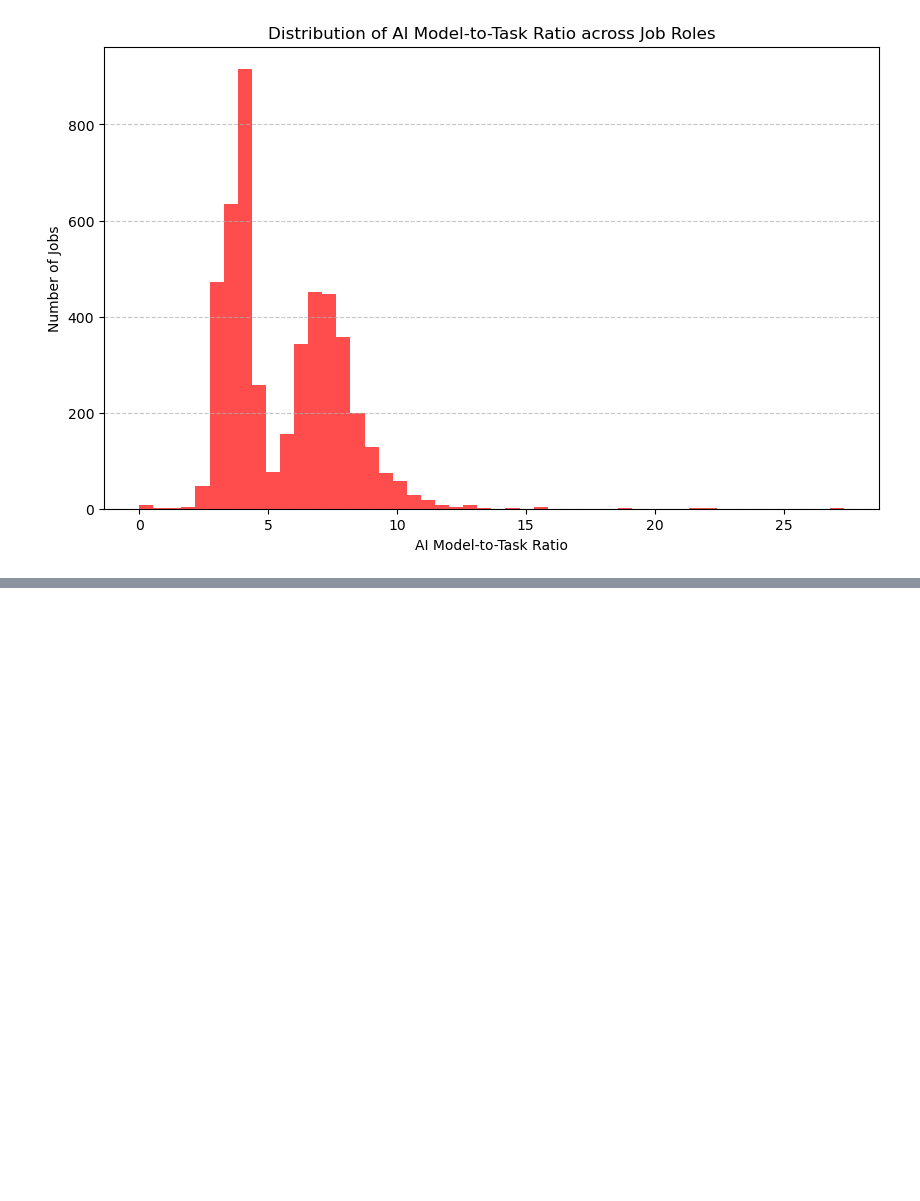
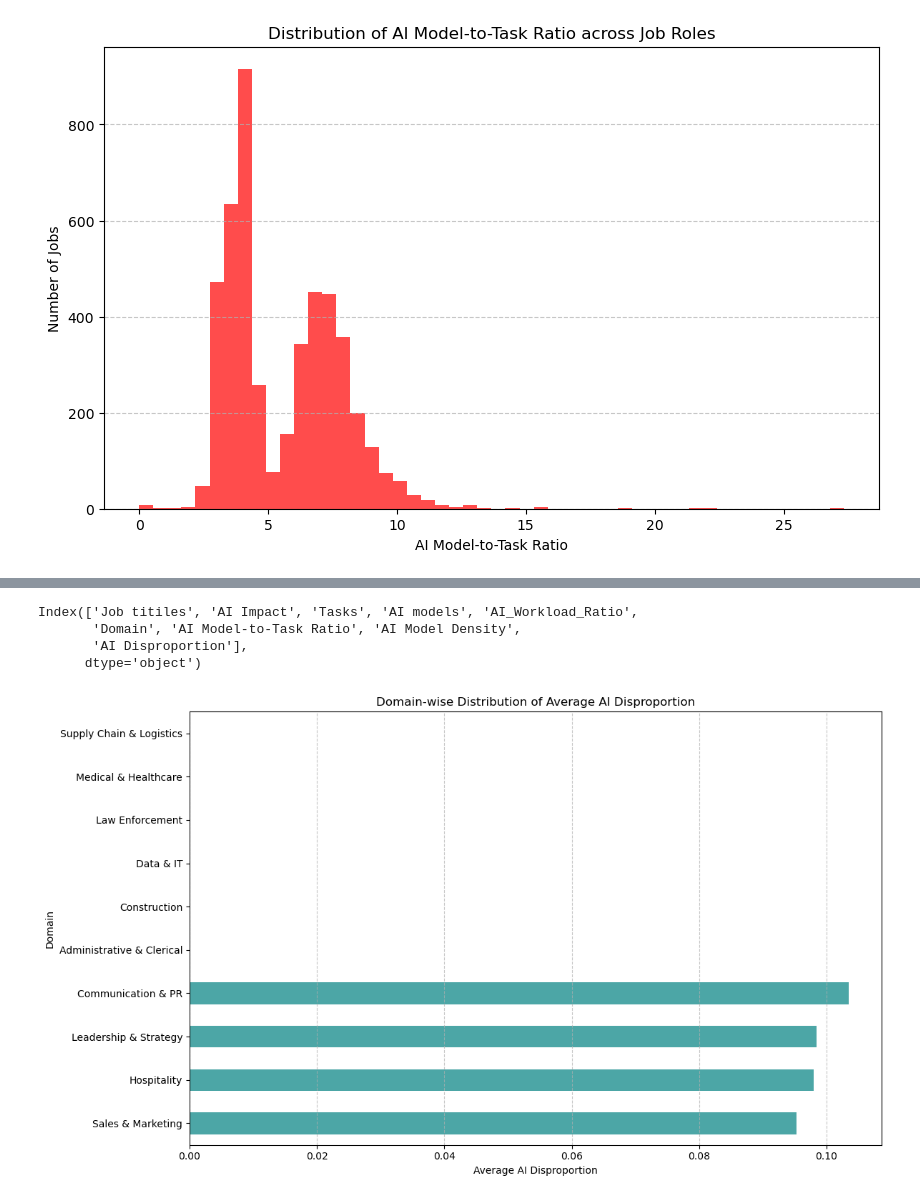
Before and after one commit to raj-rajat/From-Data-Entry-to-CEO-The-AI-Job-Threat-Index, a Jupyter notebook: from-data-entry-to-ceo-the-ai-job-threat-index.ipynb, the cells around one changed output, grey strips where cells are left out. Cells and saved outputs as stored; diff of their text form; code cells hidden in the pictures; blank space fills up the shorter version.

```diff
--- a/from-data-entry-to-ceo-the-ai-job-threat-index.ipynb
+++ b/from-data-entry-to-ceo-the-ai-job-threat-index.ipynb
@@ -559,0 +646,24 @@ plt.show()
+# %%
+# Listing all the column names in the dataset
+column_names = data_df.columns
+column_names
+# %% [output]
+Index(['Job titiles', 'AI Impact', 'Tasks', 'AI models', 'AI_Workload_Ratio',
+       'Domain', 'AI Model-to-Task Ratio', 'AI Model Density',
+       'AI Disproportion'],
+      dtype='object')
+# %%
+# Grouping by 'Domain' and calculating the mean AI Disproportion for each domain
+domain_disproportion_mean = data_df.groupby('Domain')['AI Disproportion'].mean()
+
+# Plotting the domain-wise distribution of AI Disproportion
+plt.figure(figsize=(12, 7))
+domain_disproportion_mean.sort_values().plot(kind='barh', color='teal', alpha=0.7)
+plt.title('Domain-wise Distribution of Average AI Disproportion')
+plt.xlabel('Average AI Disproportion')
+plt.ylabel('Domain')
+plt.grid(axis='x', linestyle='--', alpha=0.7)
+plt.tight_layout()
+plt.show()
+# %% [output]
+[figure, added]
```
Also changed, not shown: parts of 15 cells of this notebook.
